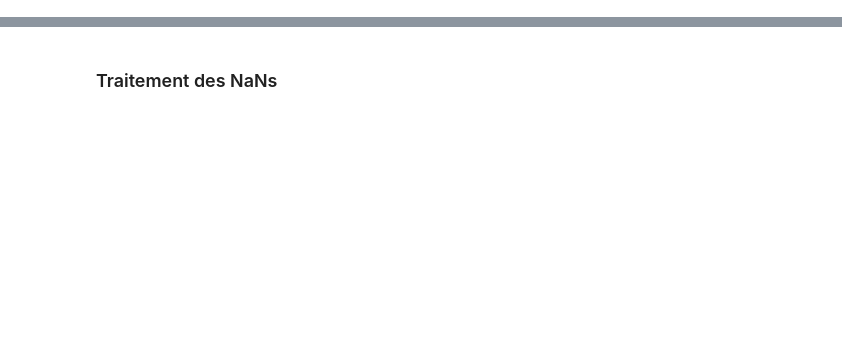
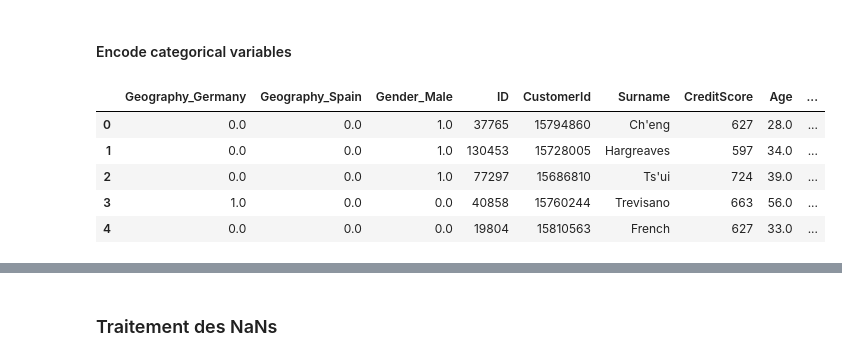
Before and after one commit to olivierbachard/bank_churn_classification, a Jupyter notebook: training.ipynb, the cells around one changed output, grey strips where cells are left out. Drawn from its saved outputs; the diff is of its cells as text; code cells hidden in the pictures; blank space fills up the shorter version.

```diff
--- a/training.ipynb
+++ b/training.ipynb
@@ -41,0 +68,19 @@ print(test_set.shape)
+# %% [markdown]
+#### Encode categorical variables
+# %%
+column_transformer = ColumnTransformer(transformers=[
+   ("Encoder OneHot", OneHotEncoder(sparse_output=False, drop="first"), ["Geography", "Gender"])
+   ],
+   remainder="passthrough",
+   verbose_feature_names_out=False)
+
+pipeline = Pipeline(steps=[("Encoding", column_transformer)])
+df = pipeline.fit_transform(df)
+df.head()
+# %% [output]
+|  | Geography_Germany | Geography_Spain | Gender_Male | ID | CustomerId | Surname | CreditScore | Age | ... |
+| 0 | 0.0 | 0.0 | 1.0 | 37765 | 15794860 | Ch'eng | 627 | 28.0 | ... |
+| 1 | 0.0 | 0.0 | 1.0 | 130453 | 15728005 | Hargreaves | 597 | 34.0 | ... |
+| 2 | 0.0 | 0.0 | 1.0 | 77297 | 15686810 | Ts'ui | 724 | 39.0 | ... |
+| 3 | 1.0 | 0.0 | 0.0 | 40858 | 15760244 | Trevisano | 663 | 56.0 | ... |
+| 4 | 0.0 | 0.0 | 0.0 | 19804 | 15810563 | French | 627 | 33.0 | ... |
```
Also changed, not shown: parts of 15 cells of this notebook, 1 other file.
